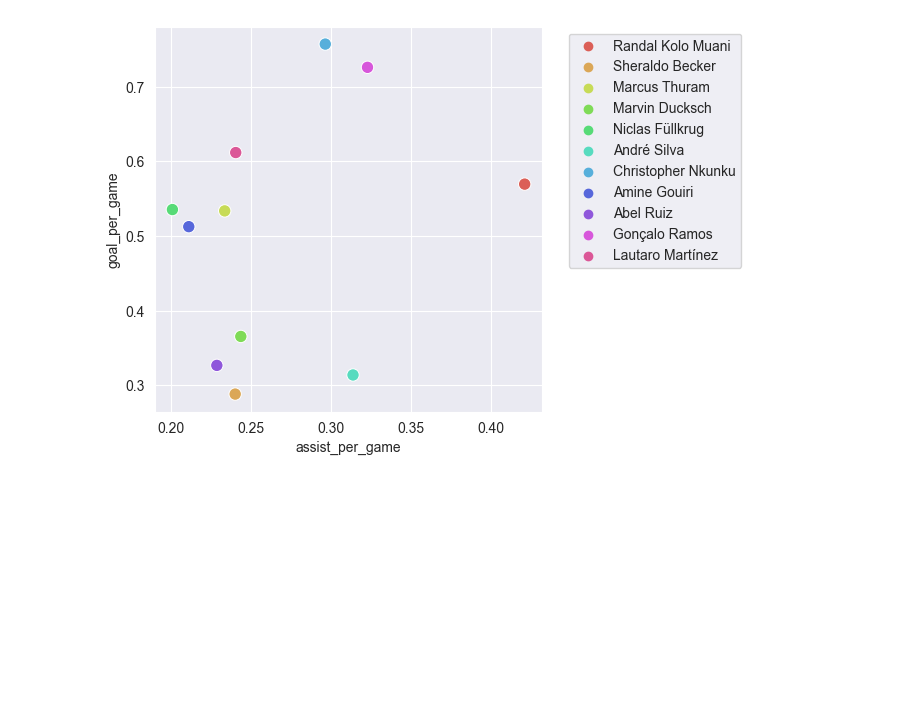
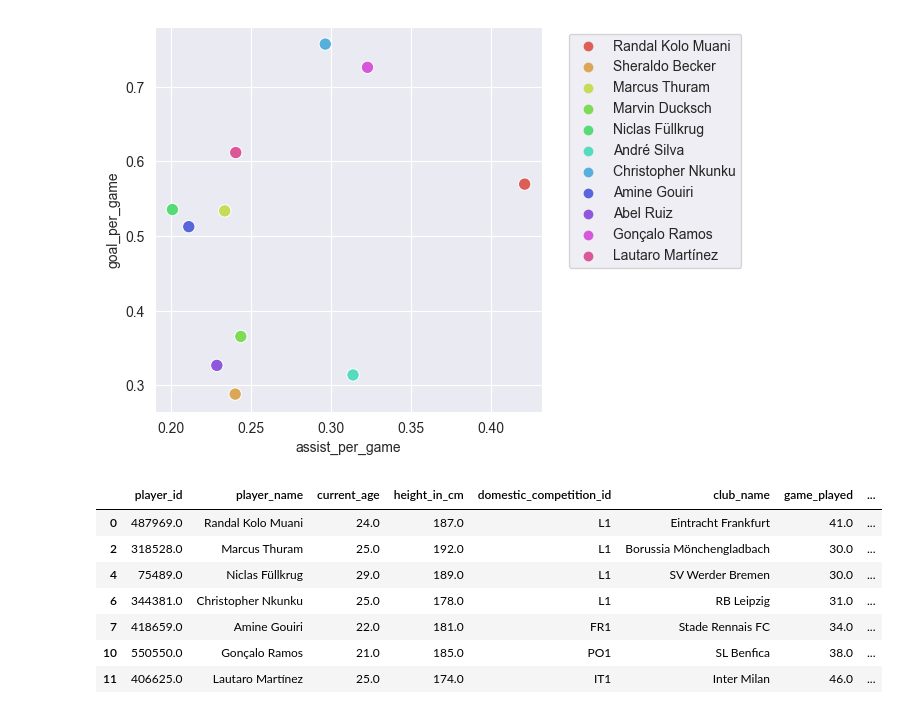
Before and after one commit to ChrisYan-YMH/Football_Transfer, a Jupyter notebook: TopScorer_Viz.ipynb, the cells around one changed output. Cells and saved outputs as stored; diff of their text form; code cells hidden in the pictures; blank space fills up the shorter version.

```diff
--- a/TopScorer_Viz.ipynb
+++ b/TopScorer_Viz.ipynb
@@ -102,4 +102,15 @@ plt.legend(loc='best', bbox_to_anchor=(1.05, 1))
 plt.show()
 # %% [output]
 [figure]
+# %%
+filtered[filtered['goal_per_game'] >= filtered['goal_per_game'].mean()]
+# %% [output]
+|  | player_id | player_name | current_age | height_in_cm | domestic_competition_id | club_name | game_played | ... |
+| 0 | 487969.0 | Randal Kolo Muani | 24.0 | 187.0 | L1 | Eintracht Frankfurt | 41.0 | ... |
+| 2 | 318528.0 | Marcus Thuram | 25.0 | 192.0 | L1 | Borussia Mönchengladbach | 30.0 | ... |
+| 4 | 75489.0 | Niclas Füllkrug | 29.0 | 189.0 | L1 | SV Werder Bremen | 30.0 | ... |
+| 6 | 344381.0 | Christopher Nkunku | 25.0 | 178.0 | L1 | RB Leipzig | 31.0 | ... |
+| 7 | 418659.0 | Amine Gouiri | 22.0 | 181.0 | FR1 | Stade Rennais FC | 34.0 | ... |
+| 10 | 550550.0 | Gonçalo Ramos | 21.0 | 185.0 | PO1 | SL Benfica | 38.0 | ... |
+| 11 | 406625.0 | Lautaro Martínez | 25.0 | 174.0 | IT1 | Inter Milan | 46.0 | ... |
 # %%
```
Also changed, not shown: parts of 8 cells of this notebook, 1 other file.
